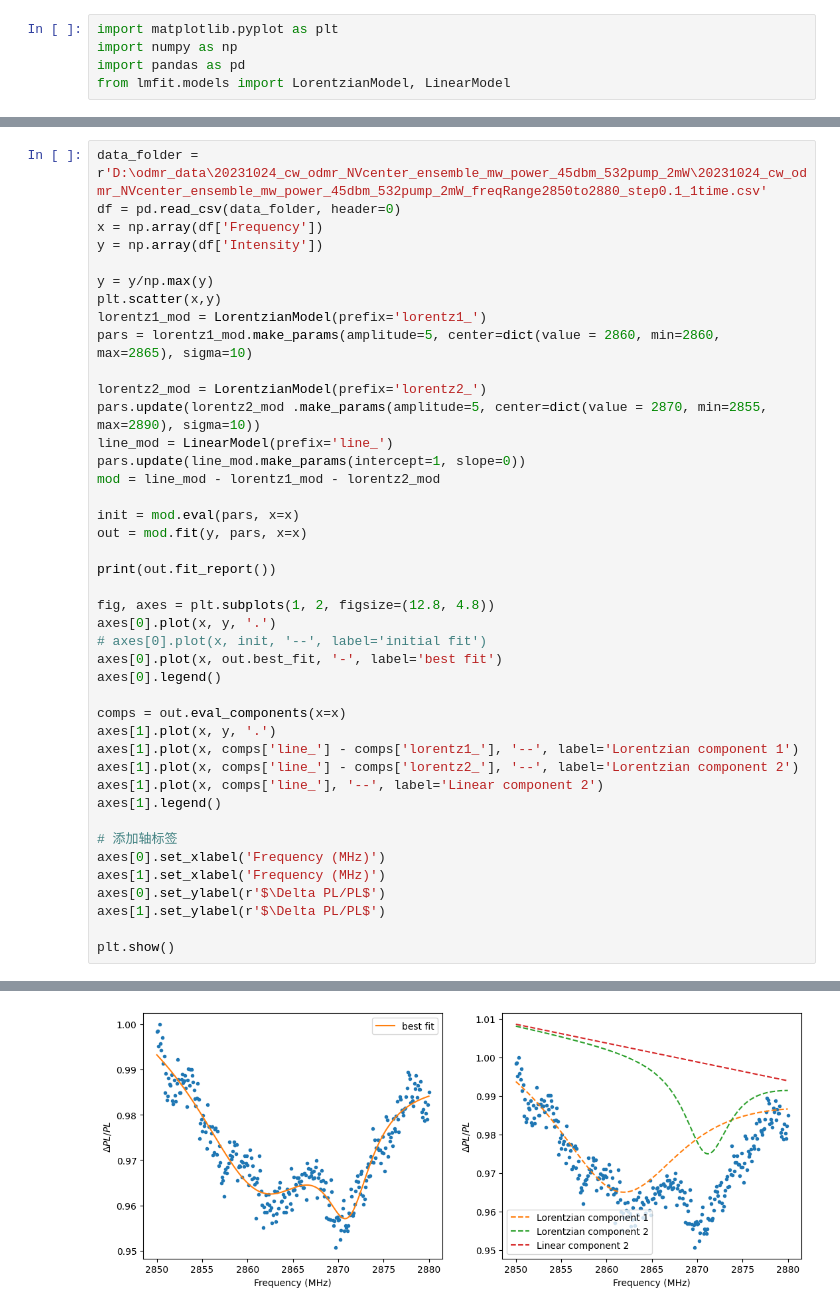
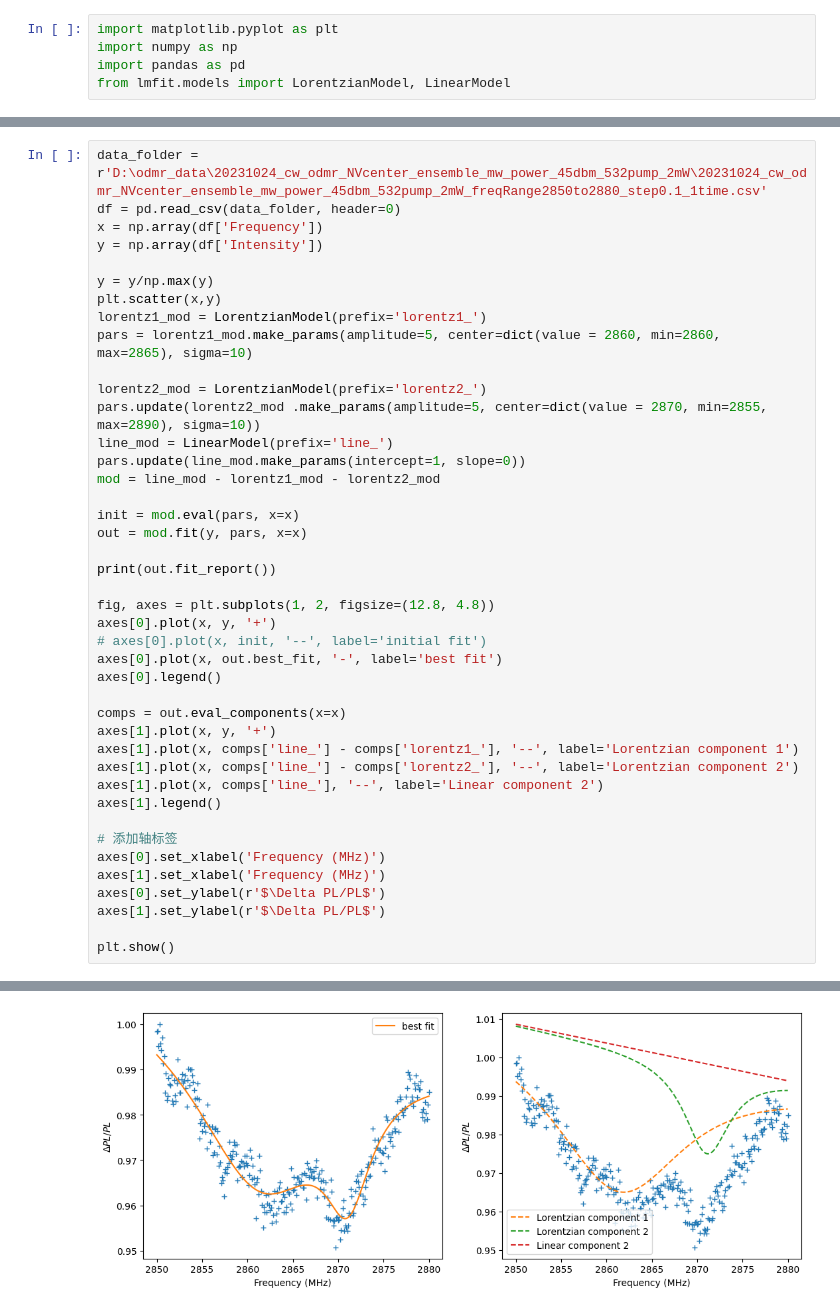
Before and after one commit to qinyuanhao17/data_fitting, a Jupyter notebook: 20231024_nv_cw_odmr_data_fitting.ipynb, the cells around one changed output, grey strips where cells are left out. Cells and saved outputs as stored; diff of their text form.

```diff
--- a/20231024_nv_cw_odmr_data_fitting.ipynb
+++ b/20231024_nv_cw_odmr_data_fitting.ipynb
@@ -212,45 +212,45 @@ out = mod.fit(y, pars, x=x)
 print(out.fit_report())
 
 fig, axes = plt.subplots(1, 2, figsize=(12.8, 4.8))
-axes[0].plot(x, y, '.')
+axes[0].plot(x, y, '+')
 # axes[0].plot(x, init, '--', label='initial fit')
 axes[0].plot(x, out.best_fit, '-', label='best fit')
 axes[0].legend()
 
 comps = out.eval_components(x=x)
-axes[1].plot(x, y, '.')
+axes[1].plot(x, y, '+')
 axes[1].plot(x, comps['line_'] - comps['lorentz1_'], '--', label='Lorentzian component 1')
 axes[1].plot(x, comps['line_'] - comps['lorentz2_'], '--', label='Lorentzian component 2')
 axes[1].plot(x, comps['line_'], '--', label='Linear component 2')
 axes[1].legend()
 
 # 添加轴标签
 axes[0].set_xlabel('Frequency (MHz)')
 axes[1].set_xlabel('Frequency (MHz)')
 axes[0].set_ylabel(r'$\Delta PL/PL$')
 axes[1].set_ylabel(r'$\Delta PL/PL$')
 
 plt.show()
 # %% [output]
 [[Model]]
     ((Model(linear, prefix='line_') - Model(lorentzian, prefix='lorentz1_')) - Model(lorentzian, prefix='lorentz2_'))
 [[Fit Statistics]]
     # fitting method   = leastsq
     # function evals   = 181
     # data points      = 301
     # variables        = 8
     chi-square         = 0.00372481
     reduced chi-square = 1.2713e-05
     Akaike info crit   = -3385.25468
     Bayesian info crit = -3355.59780
     R-squared          = 0.89216358
 ... (38 lines left out)
     C(lorentz1_center, line_slope)            = +0.1474
     C(lorentz1_center, line_intercept)        = -0.1467
     C(lorentz1_center, lorentz1_sigma)        = +0.1326
     C(lorentz1_amplitude, lorentz1_center)    = +0.1232
 [figure]
-[figure, old version]
+[figure, new version]
 # %%
 data_folder = r'D:\odmr_data\20231024_cw_odmr_NVcenter_ensemble_mw_power_45dbm_532pump_2mW\20231024_cw_odmr_NVcenter_ensemble_mw_power_45dbm_532pump_2mW_freqRange2850to2880_step0.1_10times.csv'
 df = pd.read_csv(data_folder, header=0)
```
Also changed, not shown: parts of 13 cells of this notebook.
